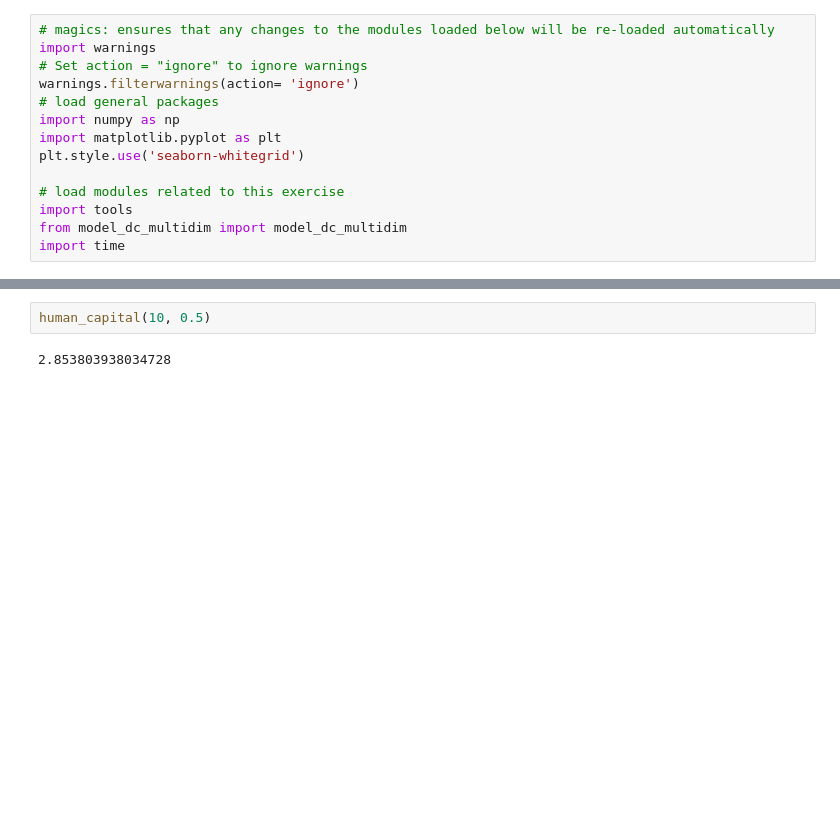
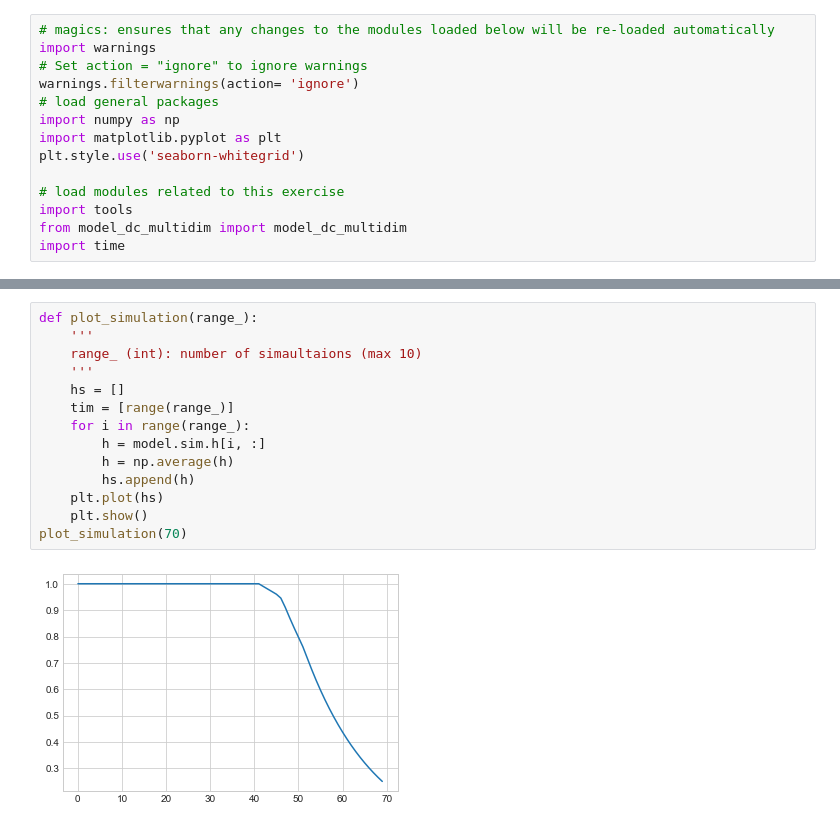
Before and after one commit to Fraekfyr91/-Lifecycle-model-with-labour-supply-and-health-investments, a Jupyter notebook: 05_dc_egm.ipynb, the cells around one changed output, grey strips where cells are left out. Drawn from its saved outputs; the diff is of its cells as text; blank space fills up the shorter version.

Commit message:
update to model

```diff
--- a/05_dc_egm.ipynb
+++ b/05_dc_egm.ipynb
@@ -99,6 +116,18 @@ def simulate (model):
 simulate(model)
-# %%
-human_capital(10, 0.5)
-# %% [output]
-2.853803938034728
+# %%
+def plot_simulation(range_):
+    '''
+    range_ (int): number of simaultaions (max 10)
+    '''
+    hs = []
+    tim = [range(range_)]
+    for i in range(range_):
+        h = model.sim.h[i, :]
+        h = np.average(h)
+        hs.append(h)
+    plt.plot(hs)
+    plt.show()
+plot_simulation(70)
+# %% [output]
+[figure, added]
 # %%
```
Also changed, not shown: parts of 6 cells of this notebook, 2 other files.
